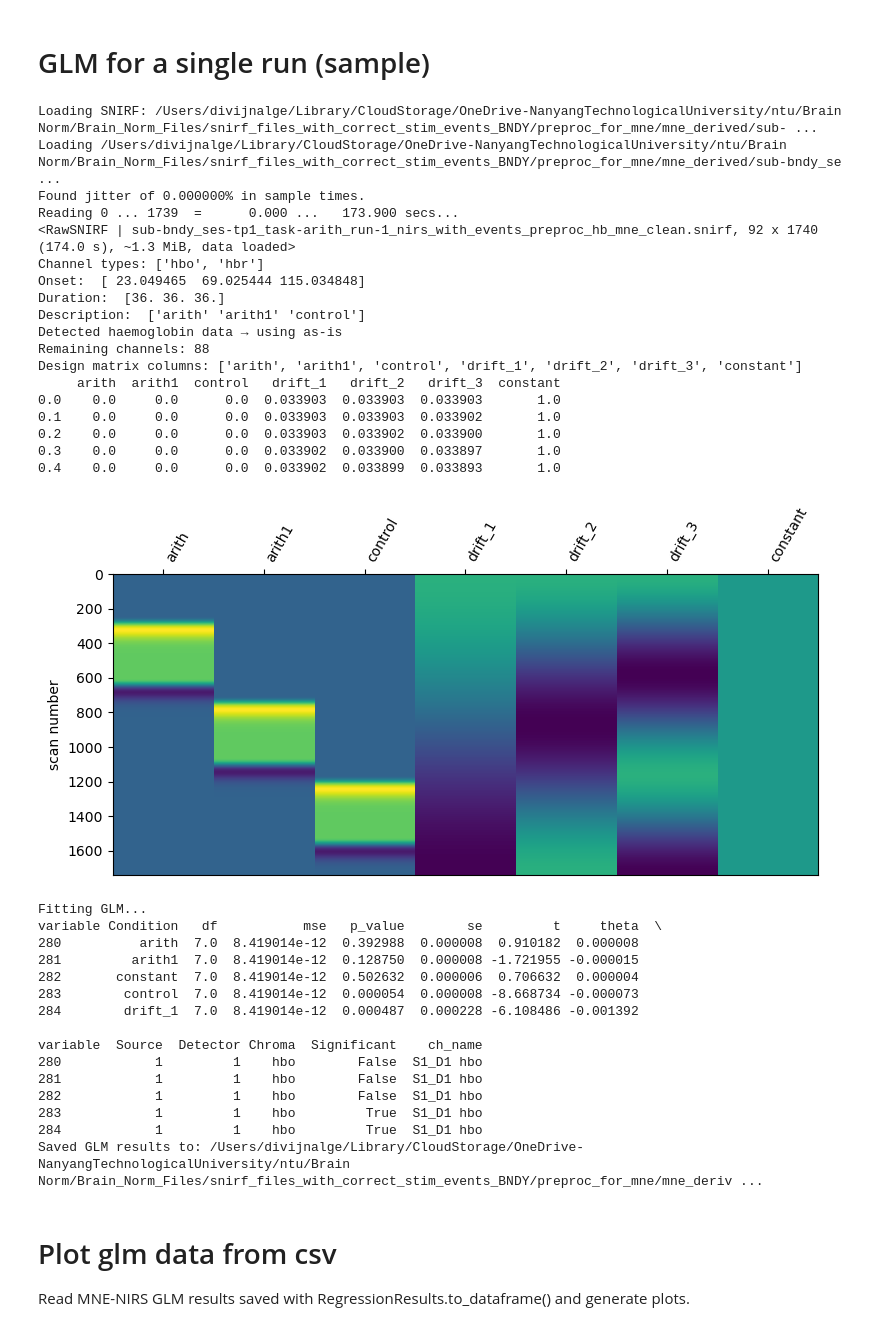
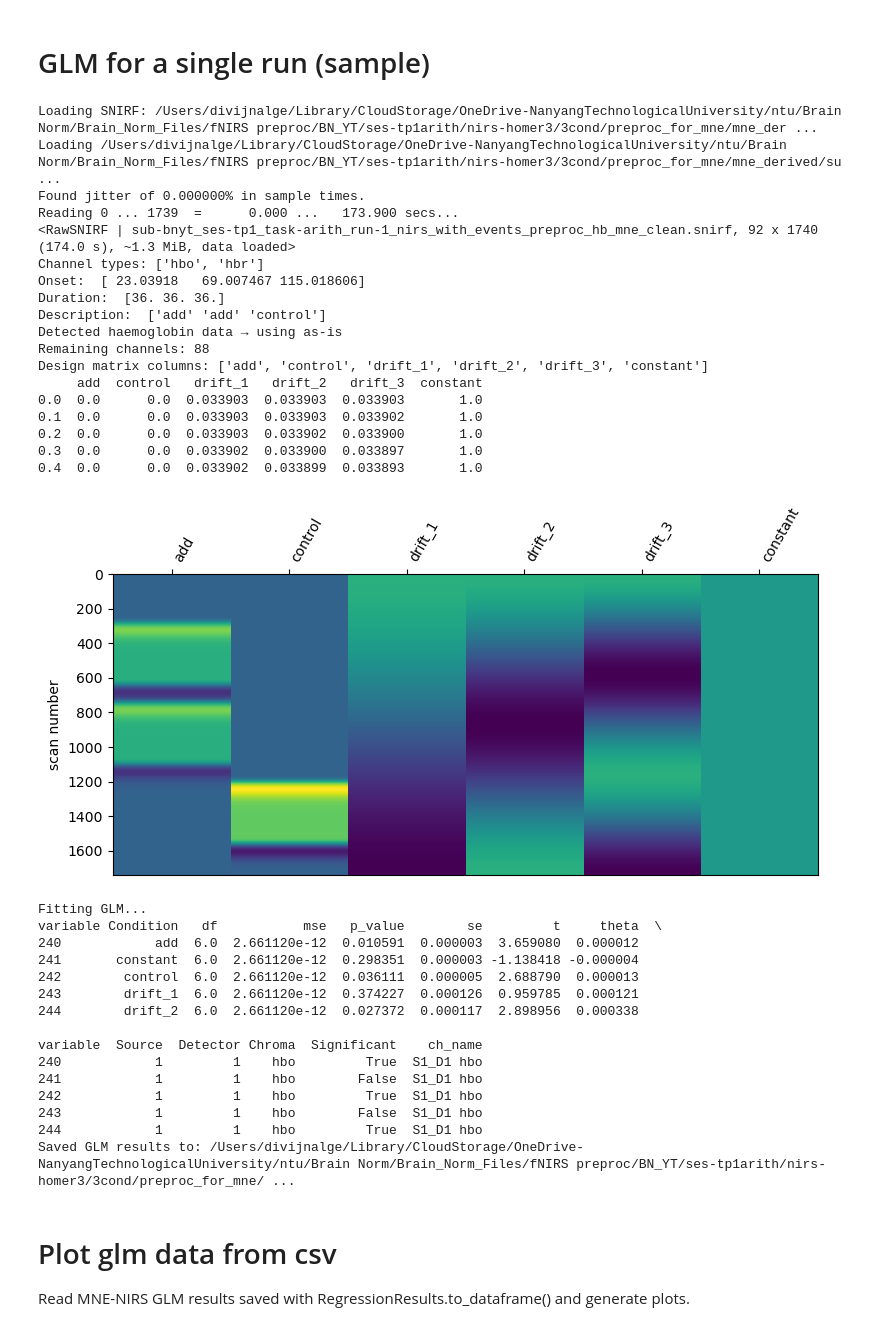
Before and after one commit to divij16/Brain_Norm_Project_Github, a Jupyter notebook: Fix metadata and run glm.ipynb, the cells around one changed output. Saved outputs shown, nothing was run; the diff lists cells and outputs as text; code cells hidden in the pictures.

```diff
--- a/Fix metadata and run glm.ipynb
+++ b/Fix metadata and run glm.ipynb
@@ -46,7 +46,7 @@ from snirf import validateSnirf
 # SETTINGS YOU EDIT
 # ============================================================
 INPUT_DIR = Path(
-    "/Users/divijnalge/Library/CloudStorage/OneDrive-NanyangTechnologicalUniversity/ntu/Brain Norm/Brain_Norm_Files/snirf_files_with_correct_stim_events_BNDY/preproc_for_mne"
+    "/Users/divijnalge/Library/CloudStorage/OneDrive-NanyangTechnologicalUniversity/ntu/Brain Norm/Brain_Norm_Files/fNIRS preproc/BN_YT/ses-tp1arith/nirs-homer3/3cond/preproc_for_mne"
 )
 
 # Final outputs will be here:
@@ -220,7 +220,8 @@ from mne_nirs.statistics import run_glm
 # -----------------------------
 # 0) INPUTS (EDIT THESE)
 # -----------------------------
-snirf_path = Path("/Users/divijnalge/Library/CloudStorage/OneDrive-NanyangTechnologicalUniversity/ntu/Brain Norm/Brain_Norm_Files/snirf_files_with_correct_stim_events_BNDY/preproc_for_mne/mne_derived/sub-bndy_ses-tp1_task-arith_run-1_nirs_with_events_preproc_hb_mne_clean.snirf")
+snirf_path = OUTPUT_DIR / "sub-bnyt_ses-tp1_task-arith_run-1_nirs_with_events_preproc_hb_mne_clean.snirf"
+#snirf_path = Path("/Users/divijnalge/Library/CloudStorage/OneDrive-NanyangTechnologicalUniversity/ntu/Brain Norm/Brain_Norm_Files/snirf_files_with_correct_stim_events_BNDY/preproc_for_mne/mne_derived/sub-bndy_ses-tp1_task-arith_run-1_nirs_with_events_preproc_hb_mne_clean.snirf")
 out_csv1 = snirf_path.with_name(snirf_path.stem + "_glm_mne.csv")
 out_csv    = Path(out_csv1)
 
@@ -290,61 +291,61 @@ fig, ax = plt.subplots(figsize=(8, 4))
 plot_design_matrix(design_matrix, ax=ax)
 fig.tight_layout()
 plt.show()
 
 # -----------------------------
 # 5) RUN GLM
 # -----------------------------
 # Wrapper around Nilearn's GLM; default AR(1) noise model.
 print("Fitting GLM...")
 glm_est = run_glm(raw_haemo, design_matrix)
 
 # glm_est is a RegressionResults object with GLM fits for all channels.
 
 # -----------------------------
 # 6) EXPORT RESULTS
 # -----------------------------
 # Converts all GLM results to a tidy DataFrame:
 # one row per (channel, condition, chroma) with theta, t, p, etc.
 df = glm_est.to_dataframe()
 print(df.head())
 
 df.to_csv(out_csv, index=False)
 print(f"Saved GLM results to: {out_csv}")
 # %% [output]
-Loading SNIRF: /Users/divijnalge/Library/CloudStorage/OneDrive-NanyangTechnologicalUniversity/ntu/Brain Norm/Brain_Norm_Files/snirf_files_with_correct_stim_events_BNDY/preproc_for_mne/mne_derived/sub- ...
-Loading /Users/divijnalge/Library/CloudStorage/OneDrive-NanyangTechnologicalUniversity/ntu/Brain Norm/Brain_Norm_Files/snirf_files_with_correct_stim_events_BNDY/preproc_for_mne/mne_derived/sub-bndy_se ...
+Loading SNIRF: /Users/divijnalge/Library/CloudStorage/OneDrive-NanyangTechnologicalUniversity/ntu/Brain Norm/Brain_Norm_Files/fNIRS preproc/BN_YT/ses-tp1arith/nirs-homer3/3cond/preproc_for_mne/mne_der ...
+Loading /Users/divijnalge/Library/CloudStorage/OneDrive-NanyangTechnologicalUniversity/ntu/Brain Norm/Brain_Norm_Files/fNIRS preproc/BN_YT/ses-tp1arith/nirs-homer3/3cond/preproc_for_mne/mne_derived/su ...
 Found jitter of 0.000000% in sample times.
 Reading 0 ... 1739  =      0.000 ...   173.900 secs...
-<RawSNIRF | sub-bndy_ses-tp1_task-arith_run-1_nirs_with_events_preproc_hb_mne_clean.snirf, 92 x 1740 (174.0 s), ~1.3 MiB, data loaded>
+<RawSNIRF | sub-bnyt_ses-tp1_task-arith_run-1_nirs_with_events_preproc_hb_mne_clean.snirf, 92 x 1740 (174.0 s), ~1.3 MiB, data loaded>
 Channel types: ['hbo', 'hbr']
-Onset:  [ 23.049465  69.025444 115.034848]
+Onset:  [ 23.03918   69.007467 115.018606]
 Duration:  [36. 36. 36.]
-Description:  ['arith' 'arith1' 'control']
+Description:  ['add' 'add' 'control']
 Detected haemoglobin data → using as-is
 Remaining channels: 88
-Design matrix columns: ['arith', 'arith1', 'control', 'drift_1', 'drift_2', 'drift_3', 'constant']
-     arith  arith1  control   drift_1   drift_2   drift_3  constant
-0.0    0.0     0.0      0.0  0.033903  0.033903  0.033903       1.0
-0.1    0.0     0.0      0.0  0.033903  0.033903  0.033902       1.0
-0.2    0.0     0.0      0.0  0.033903  0.033902  0.033900       1.0
-0.3    0.0     0.0      0.0  0.033902  0.033900  0.033897       1.0
-0.4    0.0     0.0      0.0  0.033902  0.033899  0.033893       1.0
+Design matrix columns: ['add', 'control', 'drift_1', 'drift_2', 'drift_3', 'constant']
+     add  control   drift_1   drift_2   drift_3  constant
+0.0  0.0      0.0  0.033903  0.033903  0.033903       1.0
+0.1  0.0      0.0  0.033903  0.033903  0.033902       1.0
+0.2  0.0      0.0  0.033903  0.033902  0.033900       1.0
+0.3  0.0      0.0  0.033902  0.033900  0.033897       1.0
+0.4  0.0      0.0  0.033902  0.033899  0.033893       1.0
-[figure, old version]
+[figure, new version]
 Fitting GLM...
 variable Condition   df           mse   p_value        se         t     theta  \
-280          arith  7.0  8.419014e-12  0.392988  0.000008  0.910182  0.000008
-281         arith1  7.0  8.419014e-12  0.128750  0.000008 -1.721955 -0.000015
-282       constant  7.0  8.419014e-12  0.502632  0.000006  0.706632  0.000004
-283        control  7.0  8.419014e-12  0.000054  0.000008 -8.668734 -0.000073
-284        drift_1  7.0  8.419014e-12  0.000487  0.000228 -6.108486 -0.001392
+240            add  6.0  2.661120e-12  0.010591  0.000003  3.659080  0.000012
+241       constant  6.0  2.661120e-12  0.298351  0.000003 -1.138418 -0.000004
+242        control  6.0  2.661120e-12  0.036111  0.000005  2.688790  0.000013
+243        drift_1  6.0  2.661120e-12  0.374227  0.000126  0.959785  0.000121
+244        drift_2  6.0  2.661120e-12  0.027372  0.000117  2.898956  0.000338
 
 variable  Source  Detector Chroma  Significant    ch_name
-280            1         1    hbo        False  S1_D1 hbo
-281            1         1    hbo        False  S1_D1 hbo
-282            1         1    hbo        False  S1_D1 hbo
-283            1         1    hbo         True  S1_D1 hbo
-284            1         1    hbo         True  S1_D1 hbo
-Saved GLM results to: /Users/divijnalge/Library/CloudStorage/OneDrive-NanyangTechnologicalUniversity/ntu/Brain Norm/Brain_Norm_Files/snirf_files_with_correct_stim_events_BNDY/preproc_for_mne/mne_deriv ...
+240            1         1    hbo         True  S1_D1 hbo
+241            1         1    hbo        False  S1_D1 hbo
+242            1         1    hbo         True  S1_D1 hbo
+243            1         1    hbo        False  S1_D1 hbo
+244            1         1    hbo         True  S1_D1 hbo
+Saved GLM results to: /Users/divijnalge/Library/CloudStorage/OneDrive-NanyangTechnologicalUniversity/ntu/Brain Norm/Brain_Norm_Files/fNIRS preproc/BN_YT/ses-tp1arith/nirs-homer3/3cond/preproc_for_mne/ ...
 # %% [markdown]
 # Plot glm data from csv
 
```
Also changed, not shown: parts of 7 cells of this notebook, 1 other file.
